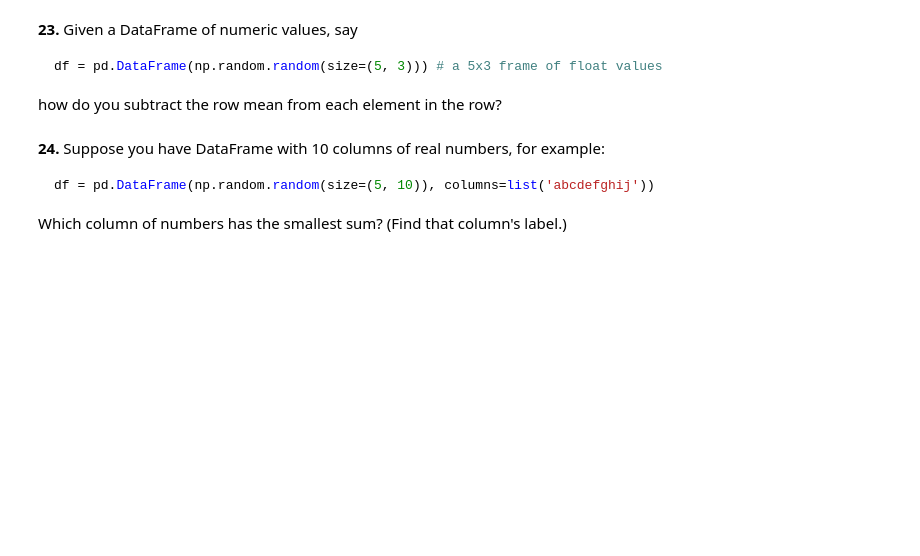
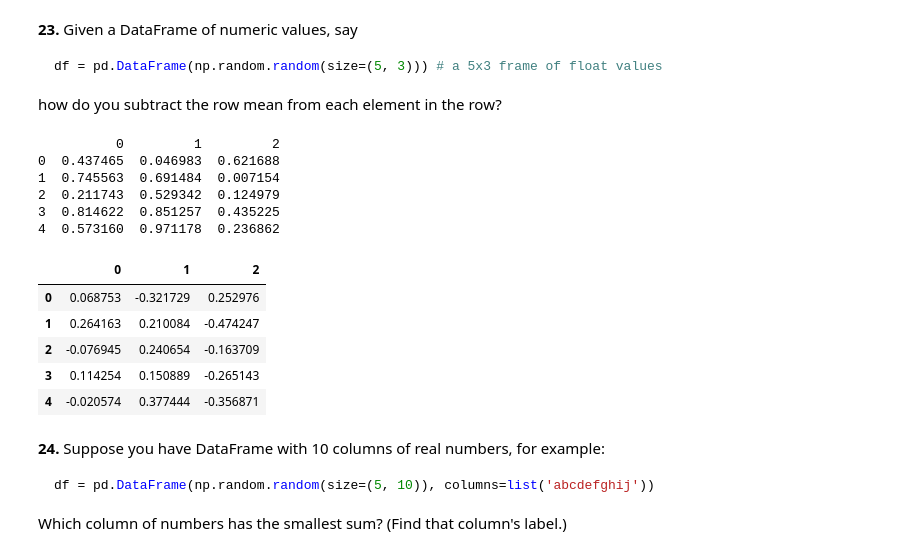
Before and after one commit to Kepins/int-pandas-exercise, a Jupyter notebook: pandas_exercises.ipynb, the cells around one changed output. Drawn from its saved outputs; the diff is of its cells as text; code cells hidden in the pictures; blank space fills up the shorter version.

````diff
--- a/pandas_exercises.ipynb
+++ b/pandas_exercises.ipynb
@@ -267,6 +281,24 @@ df = pd.DataFrame(np.random.random(size=(5, 3))) # a 5x3 frame of float values
 ```
 
 how do you subtract the row mean from each element in the row?
+# %%
+df = pd.DataFrame(np.random.random(size=(5, 3))) # a 5x3 frame of float values
+print(df)
+df = df.apply(lambda row: row - row.mean(), axis=1)
+df
+# %% [output]
+          0         1         2
+0  0.437465  0.046983  0.621688
+1  0.745563  0.691484  0.007154
+2  0.211743  0.529342  0.124979
+3  0.814622  0.851257  0.435225
+4  0.573160  0.971178  0.236862
+|  | 0 | 1 | 2 |
+| 0 | 0.068753 | -0.321729 | 0.252976 |
+| 1 | 0.264163 | 0.210084 | -0.474247 |
+| 2 | -0.076945 | 0.240654 | -0.163709 |
+| 3 | 0.114254 | 0.150889 | -0.265143 |
+| 4 | -0.020574 | 0.377444 | -0.356871 |
 # %% [markdown]
 **24.** Suppose you have DataFrame with 10 columns of real numbers, for example:
 
````
Also changed, not shown: parts of 8 cells of this notebook.
